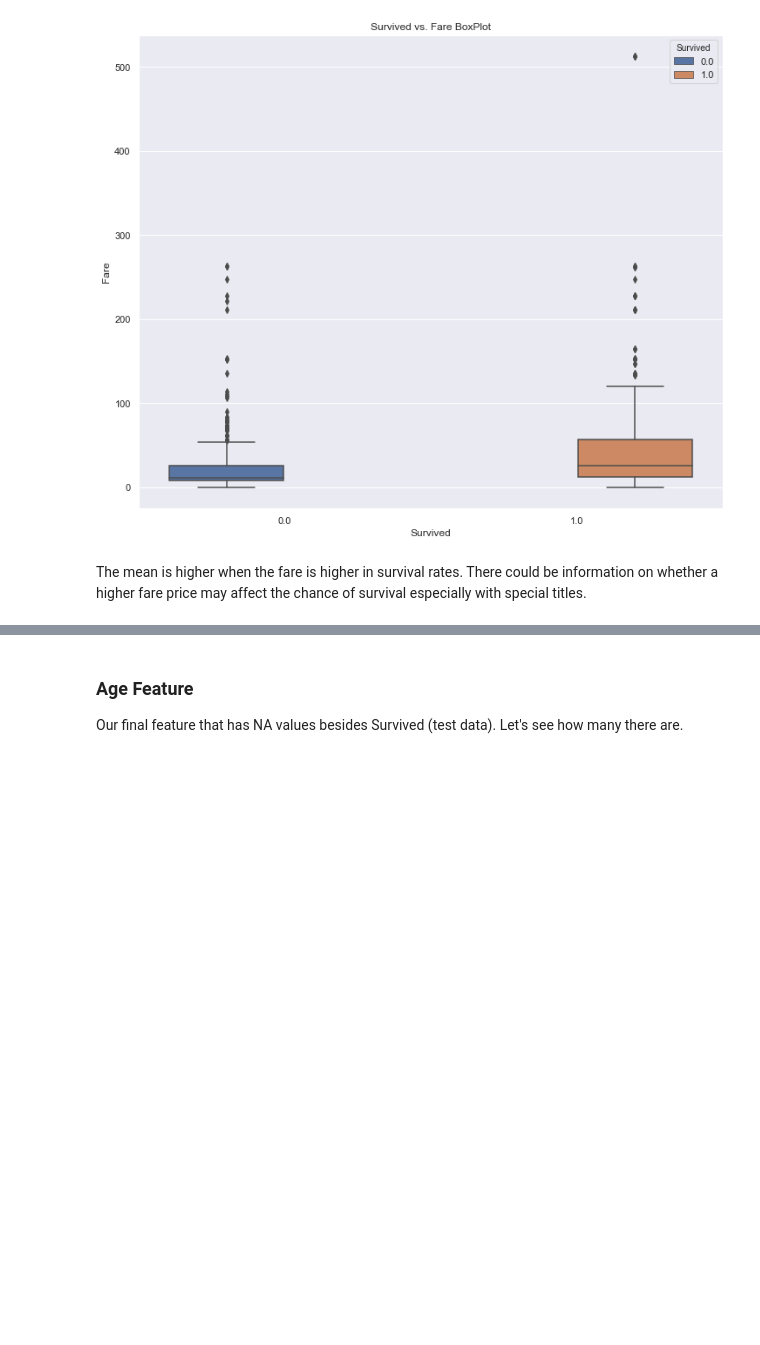
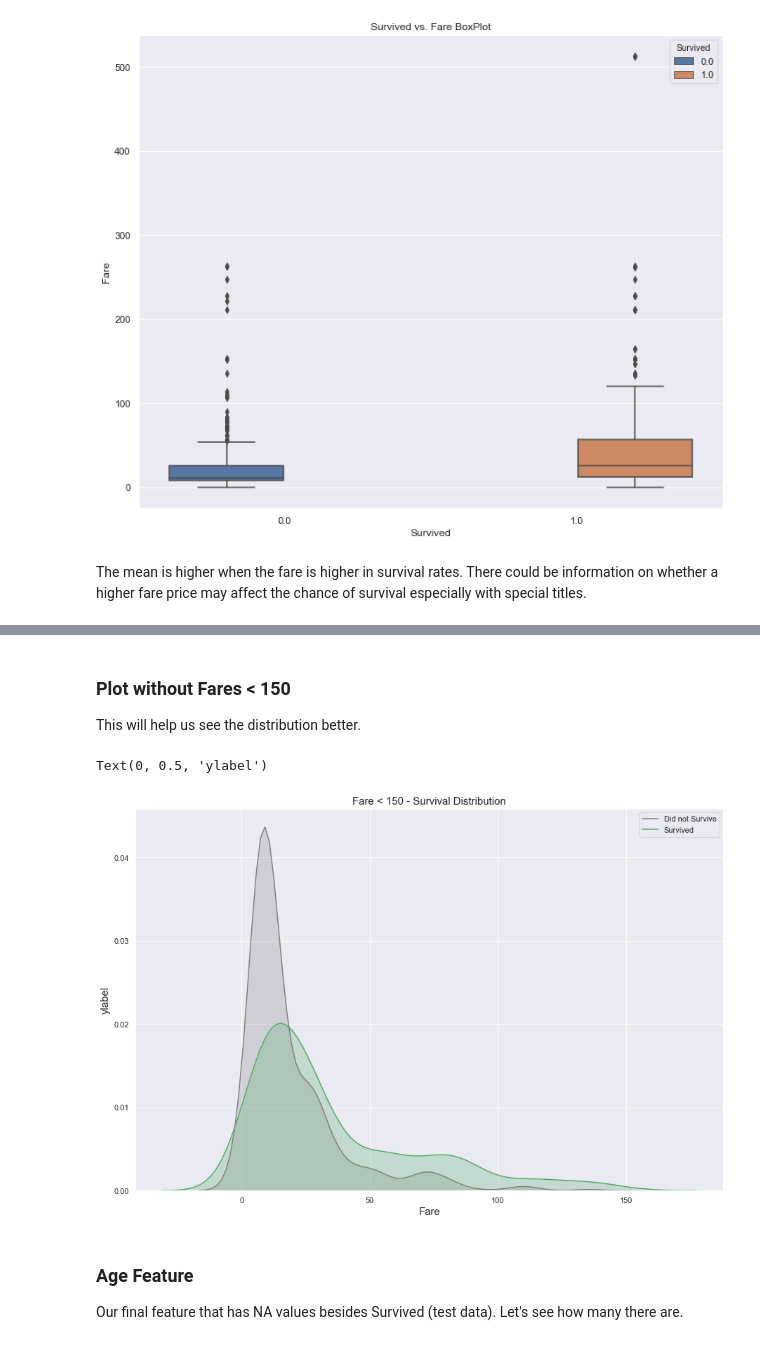
Before and after one commit to davidtnly/Python, a Jupyter notebook: MachineLearning/08-titanic.ipynb, the cells around one changed output, grey strips where cells are left out. Saved outputs shown, nothing was run; the diff lists cells and outputs as text; code cells hidden in the pictures; blank space fills up the shorter version.

```diff
--- a/MachineLearning/08-titanic.ipynb
+++ b/MachineLearning/08-titanic.ipynb
@@ -848,3 +902,32 @@ The mean is higher when the fare is higher in survival rates. There could be inf
+# %% [markdown]
+### Plot without Fares < 150
+
+This will help us see the distribution better.
+# %%
+# Create figure space
+fig = plt.figure(figsize=(15,10))
+
+# Create kdeplots
+ax = sns.kdeplot(combined.loc[((combined.Survived==0) & (combined.Fare<150)), 'Fare'],
+                 color='gray',
+                 shade=True,
+                 label='Did not Survive'
+                )
+
+# Be sure to put parentheses; loc(row values, column name)
+ax = sns.kdeplot(combined.loc[((combined.Survived==1) & (combined.Fare<150)), 'Fare'],
+                 color='g',
+                 shade=True,
+                 label='Survived'
+                )
+
+# Set plot features
+plt.title('Fare < 150 - Survival Distribution', fontsize=15)
+plt.xlabel('Fare', fontsize=15)
+plt.ylabel('ylabel', fontsize=15)
+# %% [output]
+Text(0, 0.5, 'ylabel')
+[figure, added]
 # %% [markdown]
 ### Age Feature
 
```
Also changed, not shown: parts of 44 cells of this notebook.
